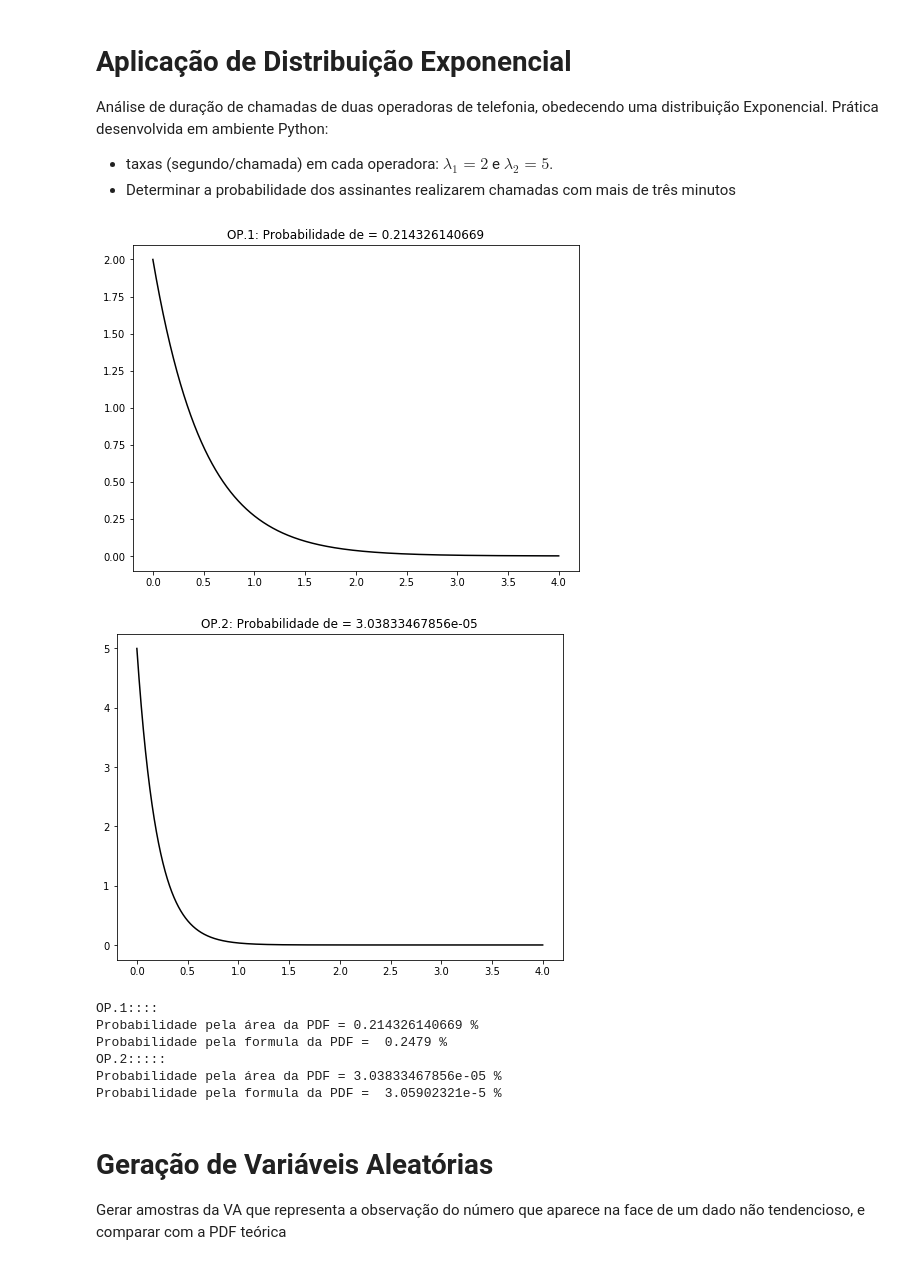
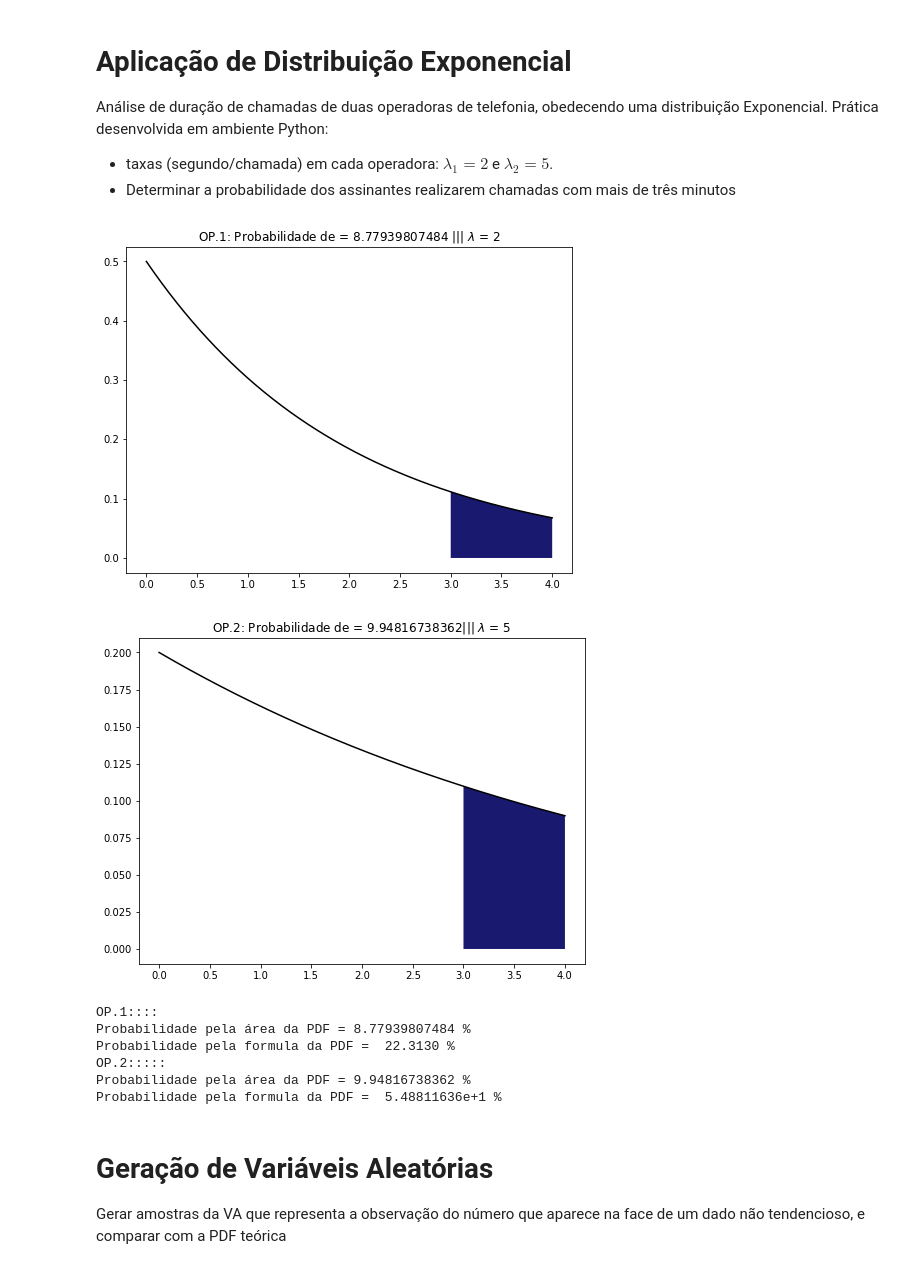
Before and after one commit to fellipe-leandro/fellipe_DCO2004, a Jupyter notebook: H07/D01 - H07.ipynb, the cells around one changed output. Cells and saved outputs as stored; diff of their text form; code cells hidden in the pictures.

```diff
--- a/H07/D01 - H07.ipynb
+++ b/H07/D01 - H07.ipynb
@@ -176,48 +176,48 @@ my_lambda1=2
 my_lambda2=5
 Tf=4
 x=np.arange(0,Tf+T,T)                        # Eixo x
-ExpNorm1=stats.expon.pdf(x,scale=1/my_lambda1)
-ExpNorm2=stats.expon.pdf(x,scale=1/my_lambda2)
+ExpNorm1=stats.expon.pdf(x,scale=my_lambda1)
+ExpNorm2=stats.expon.pdf(x,scale=my_lambda2)
 # Cálculo da probabilidade
 limite_esquerdo = np.round(3/T)
 limite_direito = np.round(Tf/T)
 indices = np.arange(limite_esquerdo+1,limite_direito,dtype=np.int64)
 prob1=np.sum(ExpNorm1[indices])*T*100        # Probabilidade de um evento ocorrer no intervalo
 prob1_1=np.sum(ExpNorm2[indices])*T*100        # Probabilidade de um evento ocorrer no intervalo
 plt.figure(1,[8,6])
 plt.plot(x,ExpNorm1,'k')
-plt.title('OP.1: Probabilidade de = ' + str(prob1))      # Mostra valor verdadeiro de prob1
+plt.title('OP.1: Probabilidade de = ' + str(prob1) + ' ||| $\lambda$ = ' + str(my_lambda1) )      # Mostra valor verdadeiro de prob1
 plt.fill_between(x[indices],ExpNorm1[indices],facecolor='midnightblue')
 plt.figure(2,[8,6])
 plt.plot(x,ExpNorm2,'k')
-plt.title('OP.2: Probabilidade de = ' + str(prob1_1))      # Mostra valor verdadeiro de prob1
+plt.title('OP.2: Probabilidade de = ' + str(prob1_1)+'||| $\lambda$ = ' + str(my_lambda2) )      # Mostra valor verdadeiro de prob1
 plt.fill_between(x[indices],ExpNorm2[indices],facecolor='midnightblue')
 plt.show()
 # calculando diretamente da integral
 from sympy import *
 init_printing(use_unicode=False, wrap_line=False, no_global=True)
 x, f1,f2 = symbols('x f1 f2')
 expoente1=-my_lambda1*x
 expoente2=-my_lambda2*x
-f1 = my_lambda1*exp(-my_lambda1*x)
-f2 = my_lambda2*exp(-my_lambda2*x)
+f1 = 1/my_lambda1*exp(-1/my_lambda1*x)
+f2 = 1/my_lambda2*exp(-1/my_lambda2*x)
 prob2 = N(integrate(f1, (x,3,np.Inf)))
 prob2_1 = N(integrate(f2, (x,3,np.Inf)))
 print("OP.1::::")
 print("Probabilidade pela área da PDF = "+str(prob1)+" %")
 print("Probabilidade pela formula da PDF =  {:02.4f} %" .format(prob2*100))
 print("OP.2:::::")
 print("Probabilidade pela área da PDF = "+str(prob1_1)+" %")
 print("Probabilidade pela formula da PDF =  {:02.8e} %" .format(prob2_1*100))
 # %% [output]
-[figure, old version]
+[figure, new version]
-[figure, old version]
+[figure, new version]
 OP.1::::
-Probabilidade pela área da PDF = 0.214326140669 %
-Probabilidade pela formula da PDF =  0.2479 %
+Probabilidade pela área da PDF = 8.77939807484 %
+Probabilidade pela formula da PDF =  22.3130 %
 OP.2:::::
-Probabilidade pela área da PDF = 3.03833467856e-05 %
-Probabilidade pela formula da PDF =  3.05902321e-5 %
+Probabilidade pela área da PDF = 9.94816738362 %
+Probabilidade pela formula da PDF =  5.48811636e+1 %
 # %% [markdown]
 # Geração de Variáveis Aleatórias
 Gerar amostras da VA que representa a observação do número que aparece na face de um dado não tendencioso, e comparar com a PDF teórica
```
Also changed, not shown: parts of 4 cells of this notebook, 3 other files.
